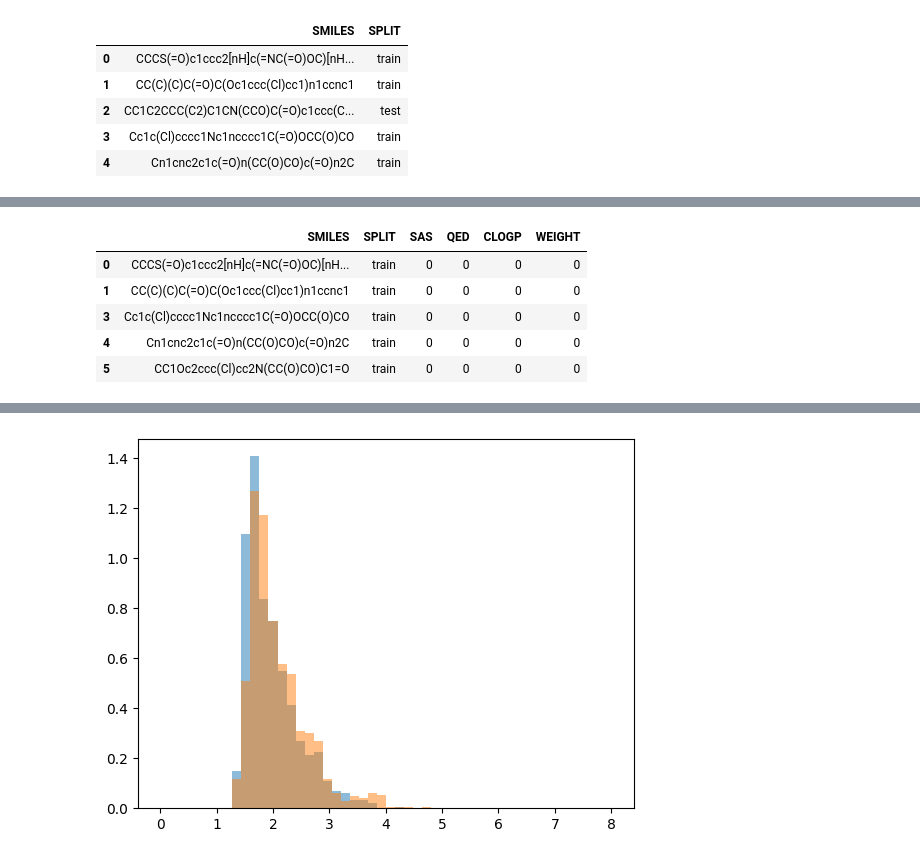
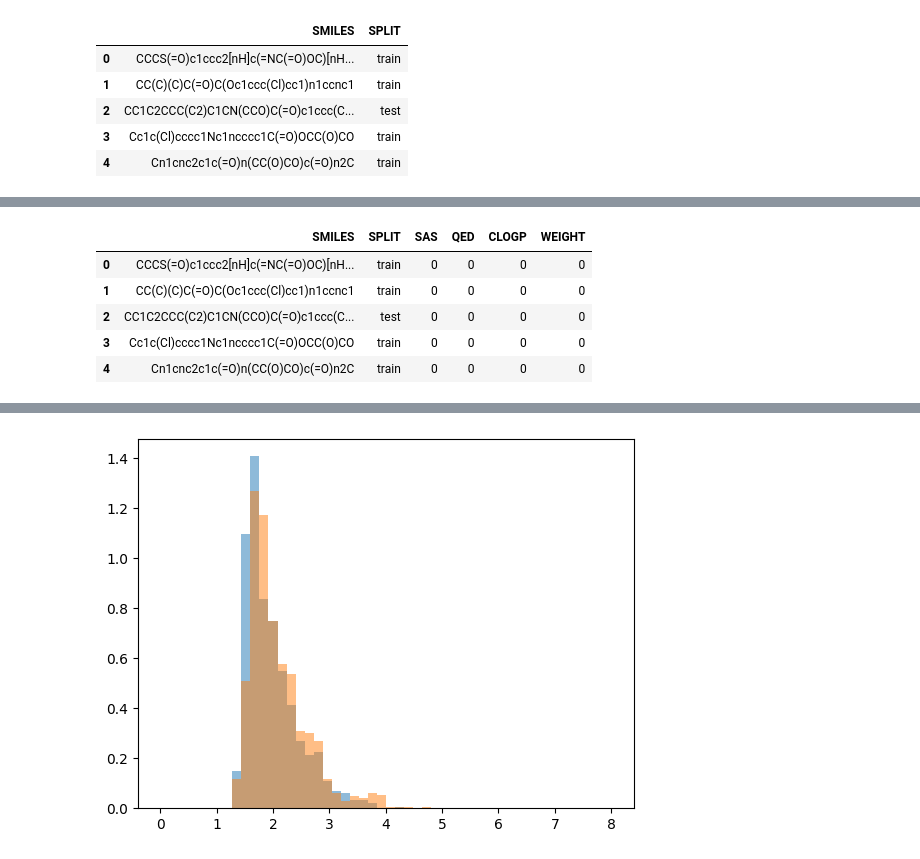
Before and after one commit to YerevaNN/ChemLacticaTestSuite, a Jupyter notebook: src/MOSES_eval.ipynb, the cells around one changed output, grey strips where cells are left out. Drawn from its saved outputs; the diff is of its cells as text; code cells hidden in the pictures.

```diff
--- a/src/MOSES_eval.ipynb
+++ b/src/MOSES_eval.ipynb
@@ -57,8 +57,8 @@ assert(model.model.decoder.embed_tokens.num_embeddings == len(tokenizer))
 # %% [output]
 model loaded with embedding size of : 50066
 # %%
-moses = pd.read_csv('./data/dataset_v1.csv')
-moses.head()
+moses_df = pd.read_csv('./data/dataset_v1.csv')
+moses_df.head()
 # %% [output]
 |  | SMILES | SPLIT |
 | 0 | CCCS(=O)c1ccc2[nH]c(=NC(=O)OC)[nH... | train |
@@ -79,11 +69,11 @@ moses.head()
 # %%
-moses[['SAS', 'QED', 'CLOGP', 'WEIGHT']] = 0
+moses_df[['SAS', 'QED', 'CLOGP', 'WEIGHT']] = 0
 # %%
-moses.head()
+moses_df.head()
 # %% [output]
 |  | SMILES | SPLIT | SAS | QED | CLOGP | WEIGHT |
 | 0 | CCCS(=O)c1ccc2[nH]c(=NC(=O)OC)[nH... | train | 0 | 0 | 0 | 0 |
 | 1 | CC(C)(C)C(=O)C(Oc1ccc(Cl)cc1)n1ccnc1 | train | 0 | 0 | 0 | 0 |
+| 2 | CC1C2CCC(C2)C1CN(CCO)C(=O)c1ccc(C... | test | 0 | 0 | 0 | 0 |
 | 3 | Cc1c(Cl)cccc1Nc1ncccc1C(=O)OCC(O)CO | train | 0 | 0 | 0 | 0 |
 | 4 | Cn1cnc2c1c(=O)n(CC(O)CO)c(=O)n2C | train | 0 | 0 | 0 | 0 |
-| 5 | CC1Oc2ccc(Cl)cc2N(CC(O)CO)C1=O | train | 0 | 0 | 0 | 0 |
```
Also changed, not shown: parts of 14 cells of this notebook, 2 other files.
